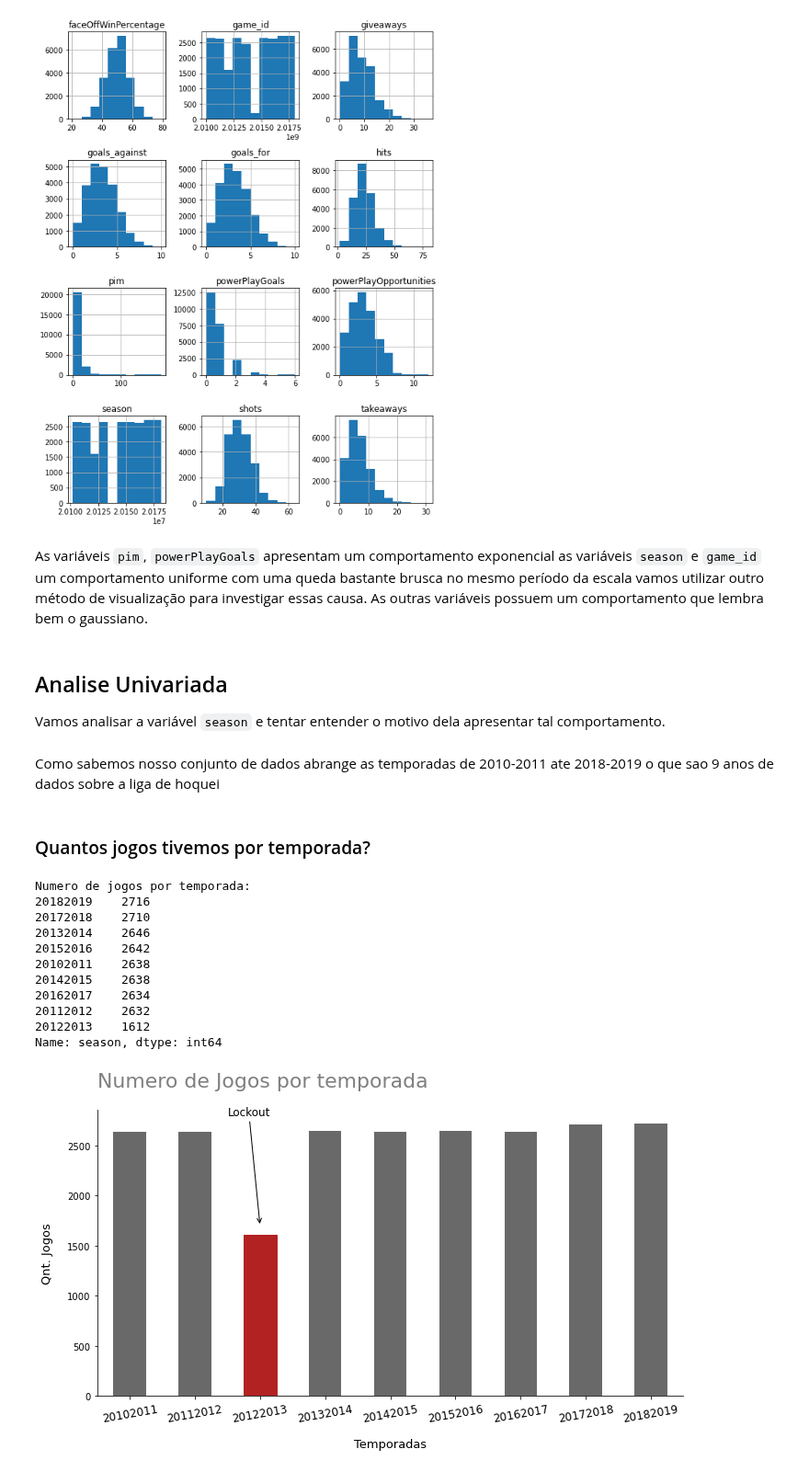
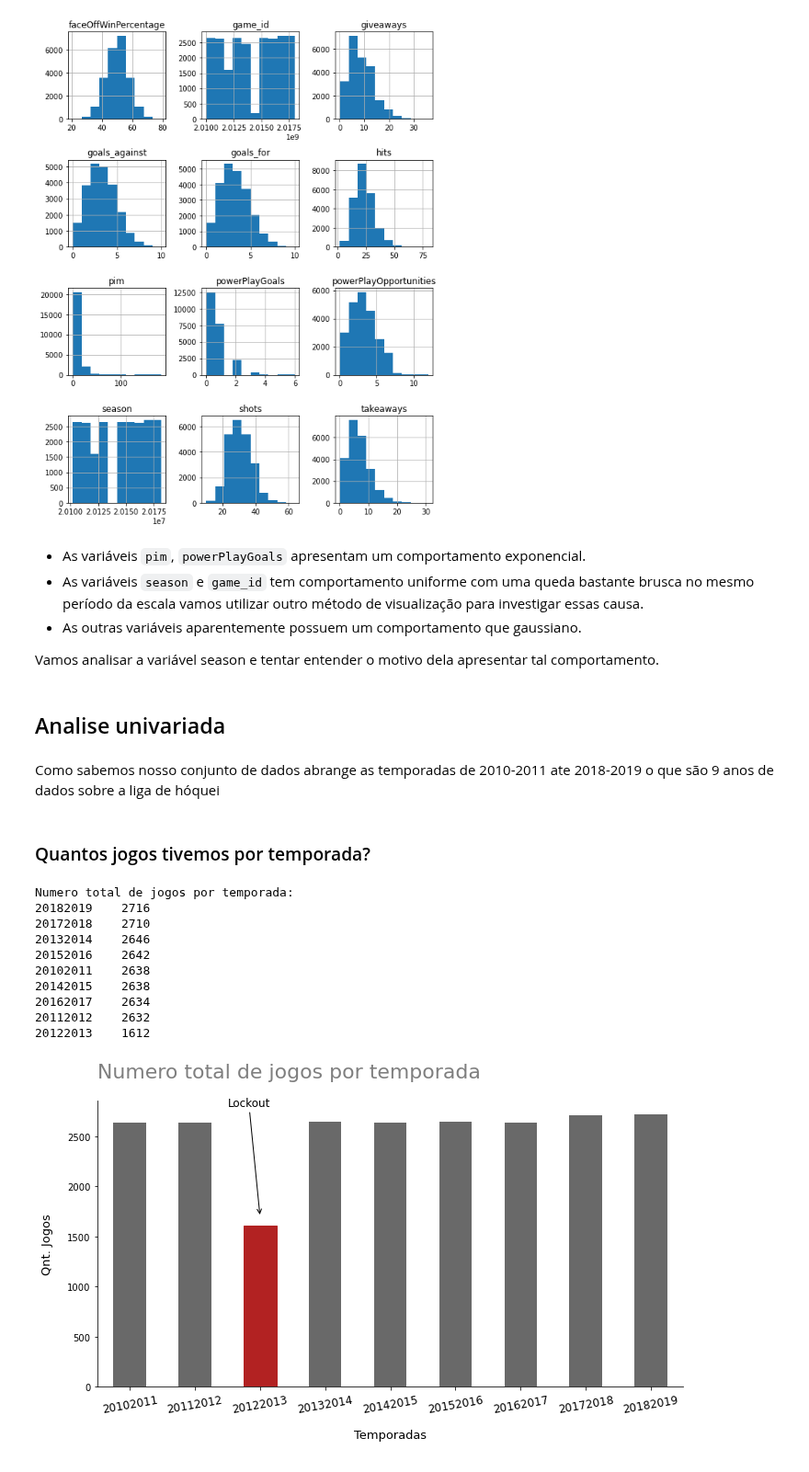
Before and after one commit to DanOakStats/NHL, a Jupyter notebook: eda_data.ipynb, the cells around one changed output. Shown at 92% size. Drawn from its saved outputs; the diff is of its cells as text; code cells hidden in the pictures.

```diff
--- a/eda_data.ipynb
+++ b/eda_data.ipynb
@@ -297,48 +297,50 @@ plt.tight_layout()
 # %% [output]
 [figure]
 # %% [markdown]
-As variáveis `pim`, `powerPlayGoals` apresentam um comportamento exponencial as variáveis `season` e `game_id` um comportamento uniforme com uma queda bastante brusca no mesmo período da escala vamos utilizar outro método de visualização para investigar essas causa. As outras variáveis possuem um comportamento que lembra bem o gaussiano.
+* As variáveis `pim`, `powerPlayGoals` apresentam um comportamento exponencial.
+* As variáveis `season` e `game_id` tem comportamento uniforme com uma queda bastante brusca no mesmo período da escala vamos utilizar outro método de visualização para investigar essas causa.
+* As outras variáveis aparentemente possuem um comportamento que gaussiano.
+
+Vamos analisar a variável season e tentar entender o motivo dela apresentar tal comportamento.
-# %% [markdown]
-## Analise Univariada
-Vamos analisar a variável `season` e tentar entender o motivo dela apresentar tal comportamento.
+# %% [markdown]
+## Analise univariada
 # %% [markdown]
-Como sabemos nosso conjunto de dados abrange as temporadas de 2010-2011 ate 2018-2019 o que sao 9 anos de dados sobre a liga de hoquei
+Como sabemos nosso conjunto de dados abrange as temporadas de 2010-2011 ate 2018-2019 o que são 9 anos de dados sobre a liga de hóquei
 # %% [markdown]
 ### Quantos jogos tivemos por temporada?
 # %%
 # numero de jogos por temporada
 num_jogos_season = nhl_eda['season'].value_counts()
-print(f"Numero de jogos por temporada:\n{num_jogos_season}")
+print(f"Numero total de jogos por temporada:\n{num_jogos_season.to_string()}")
 
-# plotando resultado
+# gerando grafico
 fig, ax = plt.subplots(figsize=(10, 6))
-num_jogos_season.sort_index().plot(kind='bar',color='dimgrey', ax=ax)
+num_jogos_season.sort_index().plot(kind='bar',color='dimgray', ax=ax)
 
 # titulos
-ax.set_title("Numero de Jogos por temporada", fontsize=22, loc='left', pad=25, alpha=0.5)
+ax.set_title("Numero total de jogos por temporada", fontsize=22, loc='left', pad=25, alpha=0.5)
 ax.set_ylabel("Qnt. Jogos", fontsize=13, labelpad=15)
 ax.set_xlabel("Temporadas", fontsize=13, labelpad=15)
 ax.set_xticklabels(ax.get_xticklabels(), fontsize=12, rotation=10)
 
 
 # estilizando imagem
 ax.spines['top'].set_visible(False)
 ax.spines['right'].set_visible(False)
 ax.annotate('Lockout',fontsize=12, xy=(2, 1700), xytext=(1.5, 2800),
             arrowprops=dict(arrowstyle="->",
                             connectionstyle="arc3"))
 ax.patches[2].set_color('firebrick')
 plt.tight_layout()
 # %% [output]
-Numero de jogos por temporada:
+Numero total de jogos por temporada:
 20182019    2716
 20172018    2710
 20132014    2646
 20152016    2642
 20102011    2638
 20142015    2638
 20162017    2634
 20112012    2632
 20122013    1612
-Name: season, dtype: int64
-[figure, old version]
+[figure, new version]
```
Also changed, not shown: parts of 13 cells of this notebook.
